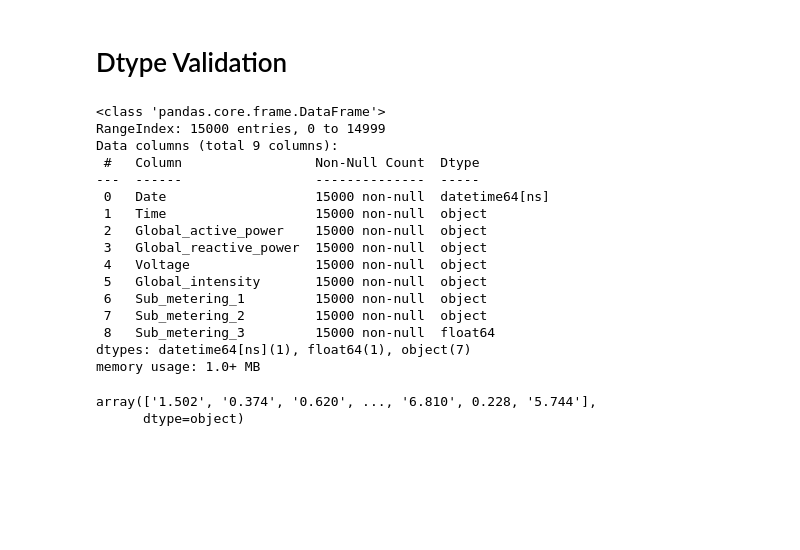
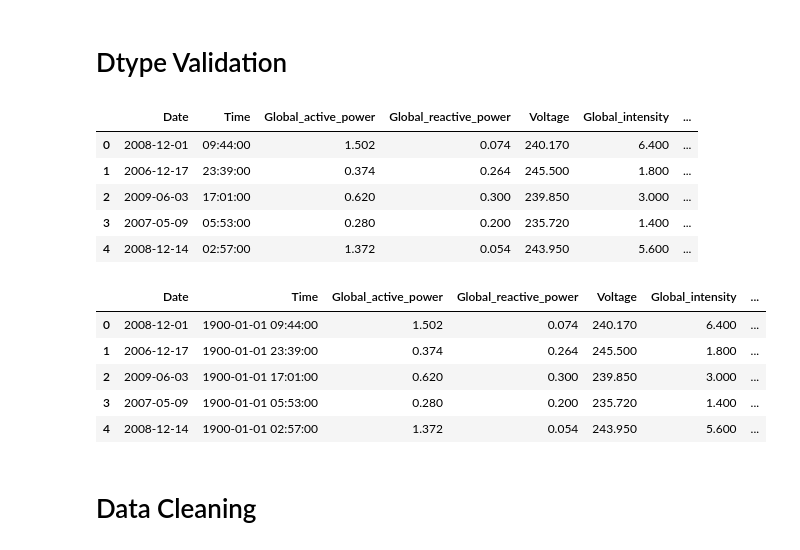
Before and after one commit to mervebdurna/ineuron-ml-projects, a Jupyter notebook: Regression Projects/Household Power Consumption Prediction/EDA.ipynb, the cells around one changed output. Saved outputs shown, nothing was run; the diff lists cells and outputs as text; code cells hidden in the pictures; blank space fills up the shorter version.

```diff
--- a/Regression Projects/Household Power Consumption Prediction/EDA.ipynb
+++ b/Regression Projects/Household Power Consumption Prediction/EDA.ipynb
@@ -14,8 +15,8 @@ ca = certifi.where()
 # %% [markdown]
 # DB Connection
 # %%
-client = MongoClient("mongodb+srv://mervebdurna:merve4161@mycluster.yrgvltw.mongodb.net/?retryWrites=true&w=majority",tlsCAFile=ca)
-db = client['mydatabase']
+client = MongoClient("mongodb+srv://mervebdurna:merve4161@mycluster.yrgvltw.mongodb.net/?retryWrites=true&w=majority", tlsCAFile=ca)
+db = client.testdb = client['mydatabase']
 # %% [markdown]
 # Read Data
 # %%
@@ -94,24 +93,22 @@ df['Date'] = pd.to_datetime(df['Date'])
-# %%
- df.info()
-# %% [output]
-<class 'pandas.core.frame.DataFrame'>
-RangeIndex: 15000 entries, 0 to 14999
-Data columns (total 9 columns):
- #   Column                 Non-Null Count  Dtype
----  ------                 --------------  -----
- 0   Date                   15000 non-null  datetime64[ns]
- 1   Time                   15000 non-null  object
- 2   Global_active_power    15000 non-null  object
- 3   Global_reactive_power  15000 non-null  object
- 4   Voltage                15000 non-null  object
- 5   Global_intensity       15000 non-null  object
- 6   Sub_metering_1         15000 non-null  object
- 7   Sub_metering_2         15000 non-null  object
- 8   Sub_metering_3         15000 non-null  float64
-dtypes: datetime64[ns](1), float64(1), object(7)
-memory usage: 1.0+ MB
-# %%
-df['Global_active_power'].unique()
-# %% [output]
-array(['1.502', '0.374', '0.620', ..., '6.810', 0.228, '5.744'],
-      dtype=object)
+# %%
+# Convert 'Date' datatypes from object to DateTime
+df['Date'] = pd.to_datetime(df['Date'], format = "%d/%m/%Y")
+df.head()
+# %% [output]
+|  | Date | Time | Global_active_power | Global_reactive_power | Voltage | Global_intensity | ... |
+| 0 | 2008-12-01 | 09:44:00 | 1.502 | 0.074 | 240.170 | 6.400 | ... |
+| 1 | 2006-12-17 | 23:39:00 | 0.374 | 0.264 | 245.500 | 1.800 | ... |
+| 2 | 2009-06-03 | 17:01:00 | 0.620 | 0.300 | 239.850 | 3.000 | ... |
+| 3 | 2007-05-09 | 05:53:00 | 0.280 | 0.200 | 235.720 | 1.400 | ... |
+| 4 | 2008-12-14 | 02:57:00 | 1.372 | 0.054 | 243.950 | 5.600 | ... |
+# %%
+# Convert 'Time' datatypes from object to DateTime
+df['Time'] = pd.to_datetime(df['Time'], format = "%H:%M:%S")
+df.head()
+# %% [output]
+|  | Date | Time | Global_active_power | Global_reactive_power | Voltage | Global_intensity | ... |
+| 0 | 2008-12-01 | 1900-01-01 09:44:00 | 1.502 | 0.074 | 240.170 | 6.400 | ... |
+| 1 | 2006-12-17 | 1900-01-01 23:39:00 | 0.374 | 0.264 | 245.500 | 1.800 | ... |
+| 2 | 2009-06-03 | 1900-01-01 17:01:00 | 0.620 | 0.300 | 239.850 | 3.000 | ... |
+| 3 | 2007-05-09 | 1900-01-01 05:53:00 | 0.280 | 0.200 | 235.720 | 1.400 | ... |
+| 4 | 2008-12-14 | 1900-01-01 02:57:00 | 1.372 | 0.054 | 243.950 | 5.600 | ... |
@@ -117,0 +120,2 @@ array(['1.502', '0.374', '0.620', ..., '6.810', 0.228, '5.744'],
+# %% [markdown]
+# Data Cleaning
```
Also changed, not shown: parts of 13 cells of this notebook, 1 other file.
